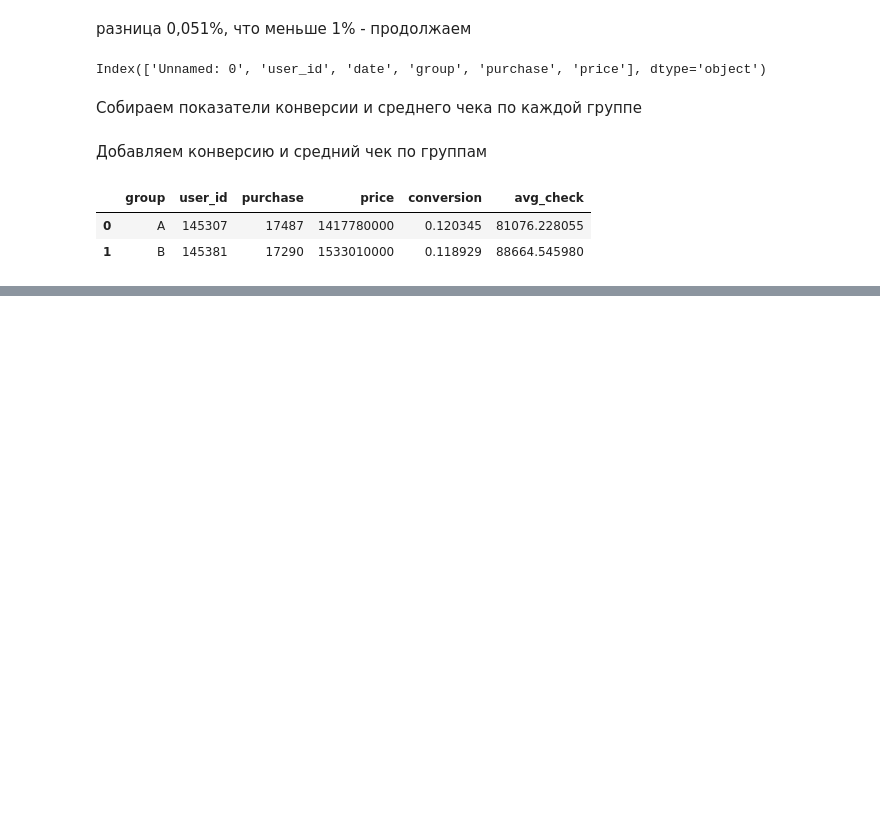
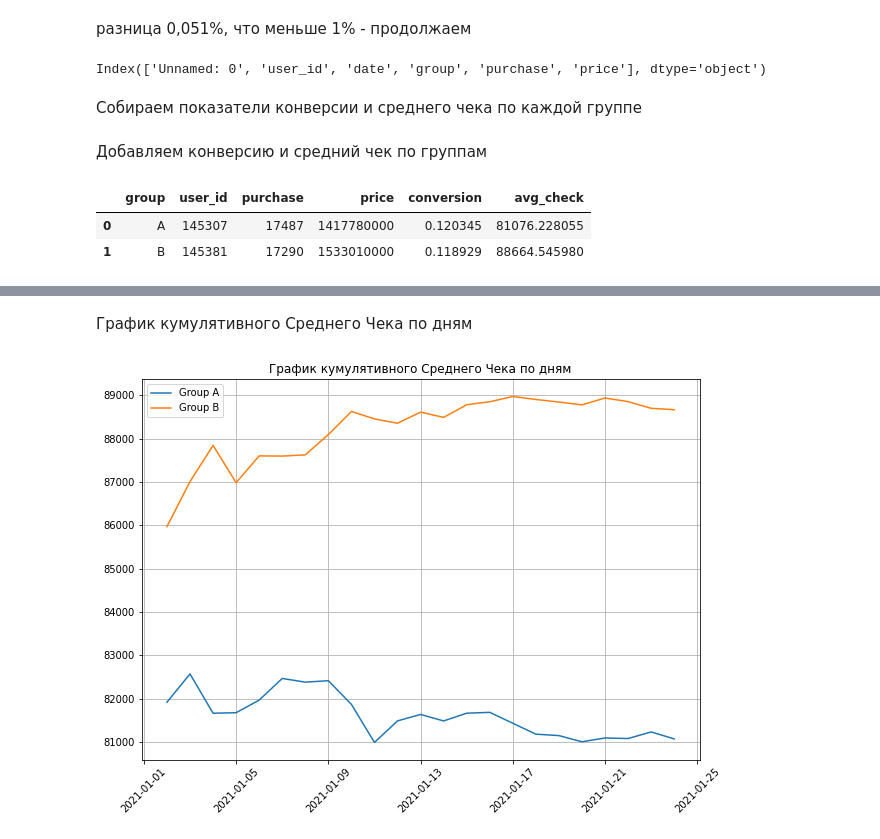
Before and after one commit to VRaptor555/my-apps, a Jupyter notebook: module54/analiz_AB.ipynb, the cells around one changed output, grey strips where cells are left out. Drawn from its saved outputs; the diff is of its cells as text; code cells hidden in the pictures; blank space fills up the shorter version.

```diff
--- a/module54/analiz_AB.ipynb
+++ b/module54/analiz_AB.ipynb
@@ -159,0 +215,13 @@ df_b = df_clear[df_clear['group']=='B']
+# %% [markdown]
+График кумулятивного Среднего Чека по дням
+# %%
+plt.figure(figsize=(10,7))
+plt.plot(cumm_a['date'], cumm_a['avg_check'], label='Group A')
+plt.plot(cumm_b['date'], cumm_b['avg_check'], label='Group B')
+plt.title('График кумулятивного Среднего Чека по дням')
+plt.xticks(rotation = 45)
+plt.legend()
+plt.grid(True)
+plt.show()
+# %% [output]
+[figure, added]
```
Also changed, not shown: parts of 38 cells of this notebook, 6 other files.
